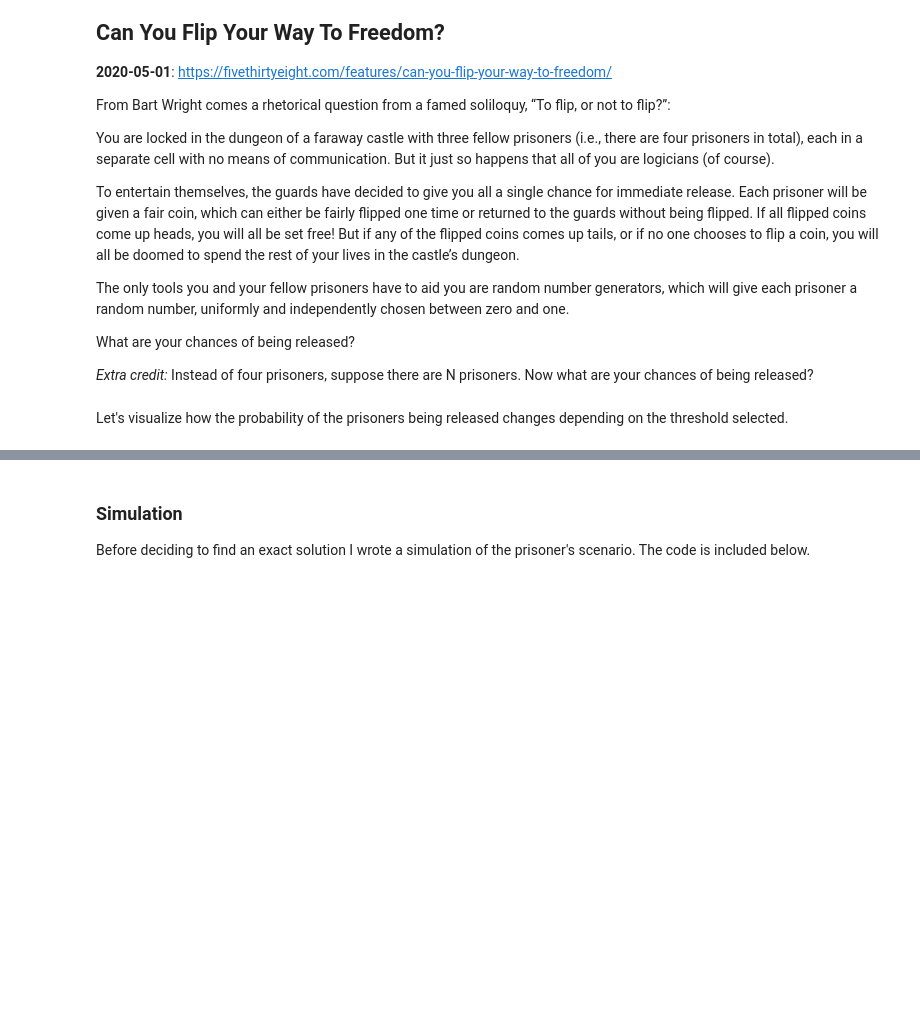
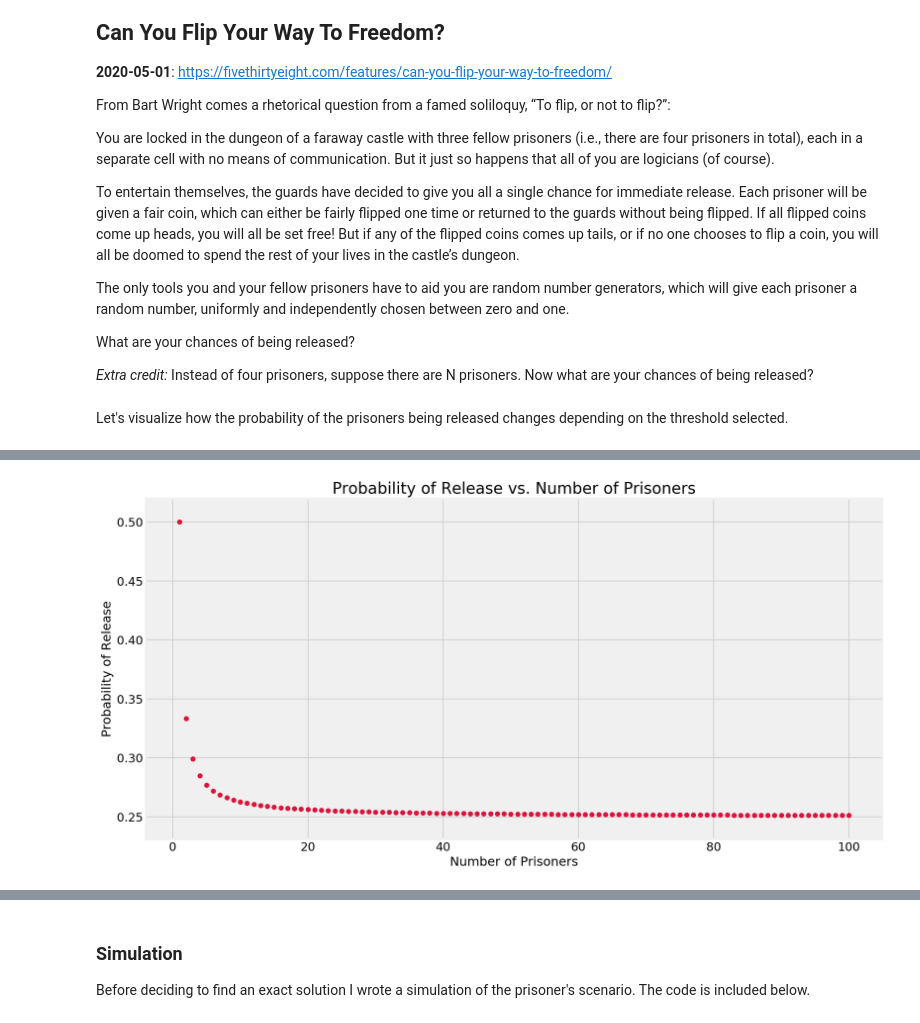
Before and after one commit to Booleans/riddler-538, a Jupyter notebook: flip-to-freedom.ipynb, the cells around one changed output, grey strips where cells are left out. Cells and saved outputs as stored; diff of their text form; code cells hidden in the pictures; blank space fills up the shorter version.

```diff
--- a/flip-to-freedom.ipynb
+++ b/flip-to-freedom.ipynb
@@ -72,12 +74,6 @@ Now let's write a function that will return the ideal threshold along with the p
 # %%
 def get_best_prob_release(n_prisoners=4):
-    thresholds = np.linspace(0, 1.0, 1001)
-    p_release = np.zeros(1001)
-
-    for i, threshold in enumerate(thresholds):
-        p_release[i] = get_prob_release_for_threshold(threshold, n_prisoners=n_prisoners)
-
-    best_i = np.argmax(p_release)
+    result = minimize_scalar(get_neg_prob_release_for_threshold, bounds=(0, 1), args=(n_prisoners), method='bounded')
     # Let's return both the probability of release along with the threshold above which a prisoner should flip.
-    return np.max(p_release), np.argmax(p_release)/1000
+    return -1*result['fun'], result['x']
 # %%
@@ -91,9 +87,19 @@ For curiosity's sake, let's see how the probability of release is affected by th
 # %%
-n_prisoners = np.arange(1, 11)
-p_release = np.zeros(10)
-threshold_best = np.zeros(10)
+n_prisoners = np.arange(1, 101)
+p_release = np.zeros(100)
+threshold_best = np.zeros(100)
 
 for i, n in enumerate(n_prisoners):
     prob, threshold = get_best_prob_release(n_prisoners=n)
     p_release[i] = prob
     threshold_best[i] = threshold
+# %%
+fig, ax = plt.subplots(figsize=(15, 8))
+ax.scatter(n_prisoners, p_release, color='crimson')
+ax.set_title('Probability of Release vs. Number of Prisoners', fontsize=20)
+ax.set_ylabel('Probability of Release', fontsize=16)
+ax.tick_params(axis='y', labelsize=15);
+ax.set_xlabel('Number of Prisoners', fontsize=16)
+ax.tick_params(axis='x', labelsize=15);
+# %% [output]
+[figure, added]
```
Also changed, not shown: parts of 8 cells of this notebook.
